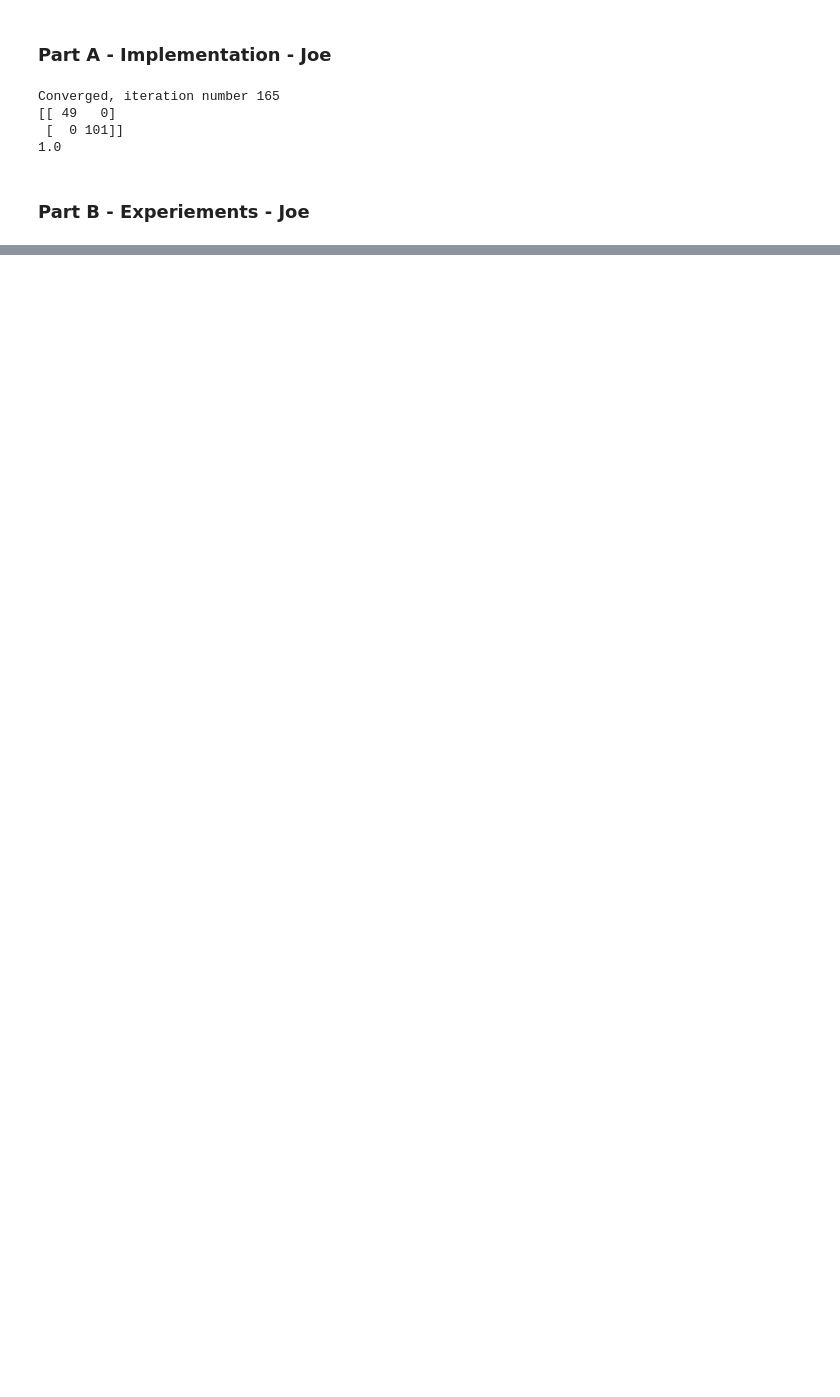
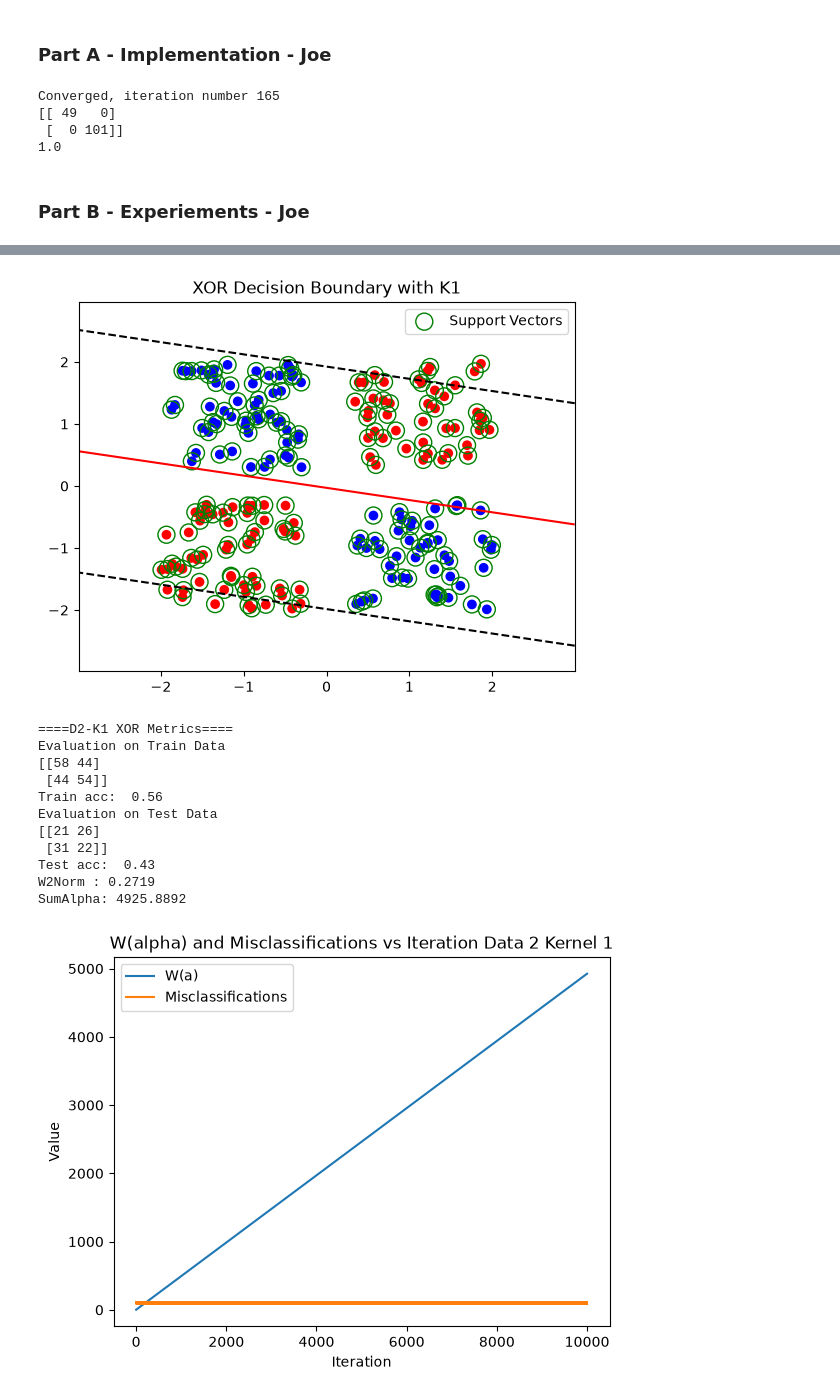
Before and after one commit to JosephAFerguson/CS6037_MachineLearning, a Jupyter notebook: Assignment5/code.ipynb, the cells around one changed output, grey strips where cells are left out. Cells and saved outputs as stored; diff of their text form; code cells hidden in the pictures; blank space fills up the shorter version.

```diff
--- a/Assignment5/code.ipynb
+++ b/Assignment5/code.ipynb
@@ -156,6 +156,8 @@ def smo(X,y,kernel, eps=10**-8,tau=10**-3,T=10**4,seed=0):
     numSVs = []
     numMiscs= []
     constraintErrors = []
+    converged = False
+
 
     iter = 0
     for iter in range(T):
@@ -170,6 +172,7 @@ def smo(X,y,kernel, eps=10**-8,tau=10**-3,T=10**4,seed=0):
         # stopping test after step 3
         if np.max(v) < tau:
             print("Converged, iteration number {}".format(iter))
+            converged = True
             break
 
         # 4 - select pair in order of worst KKT violations
@@ -213,7 +216,11 @@ def smo(X,y,kernel, eps=10**-8,tau=10**-3,T=10**4,seed=0):
         "numSVs": numSVs,
         "numMiscs": numMiscs,
         "constraintErrors": constraintErrors,
-        "iters": iter
+        "iters": iter,
+        "converged": converged,
+        "alpha": alpha.copy(),
+        "bias": bias,
+        "wNorm": np.sqrt(max(0, (alpha * y) @ K @ (alpha * y)))
     }
 
     return alpha, bias, monitor
@@ -297,7 +304,7 @@ def plotSMO(Xtr,ytr,Kernel, alpha, bias, plt_title, EPS=EPS):
 # %%
 ### Helper Plot W(a) and Miscs vs iteration - Joe
 def plotW_Misc_vIteration(wObjs, numMiscs, iters, plt_title):
-    iters = np.arange(1, iters + 1)
+    iters = np.arange(1, len(wObjs) + 1) # incase max iters reached
     plt.plot(iters, wObjs, label="W(a)")
     plt.plot(iters,numMiscs, label="Misclassifications")
     plt.xlabel("Iteration")
@@ -427,3 +441,66 @@ Evaluation on Test Data
 W2Norm : 0.0424
 SumAlpha: 0.0424
 [figure]
+# %%
+### Data set 2 - Kernel 1 - XOR - Joe
+trainDF = pd.read_csv("SMO_data/xor_train.csv")
+testDF = pd.read_csv("SMO_data/xor_test.csv")
+
+# split into train and test
+Xtr = trainDF[["x1","x2"]].values
+Xte = testDF[["x1","x2"]].values
+
+# train smo on iris data - kernel 1
+alpha, bias, d2k1monitor = smo(
+    Xtr, trainDF["y"].values,
+    kernel=K1, eps=EPS, tau=TAU,
+    T=MAX_ITER, seed=RANDOM_SEED
+)
+
+# grab train and test predictions
+K1_train = Xtr @ Xtr.T
+K1_test = Xte @ Xtr.T
+
+K1_vals = evalSMO(K1_train, trainDF["y"].values, alpha, bias)
+K1_ytr_preds = np.sign(K1_vals)
+
+K1_vals = evalSMO(K1_test, trainDF["y"].values, alpha, bias)
+K1_yte_preds = np.sign(K1_vals)
+
+# 1- plot decision boundary
+plotSMO(Xtr,trainDF["y"].values,K1,alpha,bias, "XOR Decision Boundary with K1", EPS=EPS)
+
+# 2 - Output confusion matrix and acc
+print("====D2-K1 XOR Metrics====")
+print("Evaluation on Train Data")
+print(confusion_matrix(trainDF["y"].values, K1_ytr_preds))
+print("Train acc: ",accuracy_score(trainDF["y"].values, K1_ytr_preds))
+
+print("Evaluation on Test Data")
+print(confusion_matrix(testDF["y"].values, K1_yte_preds))
+print("Test acc: ",accuracy_score(testDF["y"].values, K1_yte_preds))
+d2k1monitor["testAcc"] = accuracy_score(trainDF["y"].values, K1_ytr_preds)
+
+# 3 - check ||w||2 norm agrees with sum alpha
+w2Norm = np.sum((alpha * trainDF["y"].values) @ K1_train @ (alpha * trainDF["y"].values))
+sumAlpha = np.sum(alpha)
+print("W2Norm : {:.4f}".format(w2Norm))
+print("SumAlpha: {:.4f}".format(sumAlpha))
+
+# 4 - plot w(a) and the number of miscs vs iterations
+plotW_Misc_vIteration(d2k1monitor["wObjectives"], d2k1monitor["numMiscs"], d2k1monitor["iters"]
+                      ,"W(alpha) and Misclassifications vs Iteration Data 2 Kernel 1")
+# %% [output]
+[figure, added]
+====D2-K1 XOR Metrics====
+Evaluation on Train Data
+[[58 44]
+ [44 54]]
+Train acc:  0.56
+Evaluation on Test Data
+[[21 26]
+ [31 22]]
+Test acc:  0.43
+W2Norm : 0.2719
+SumAlpha: 4925.8892
+[figure, added]
```
Also changed, not shown: parts of 8 cells of this notebook, 27 other files.
